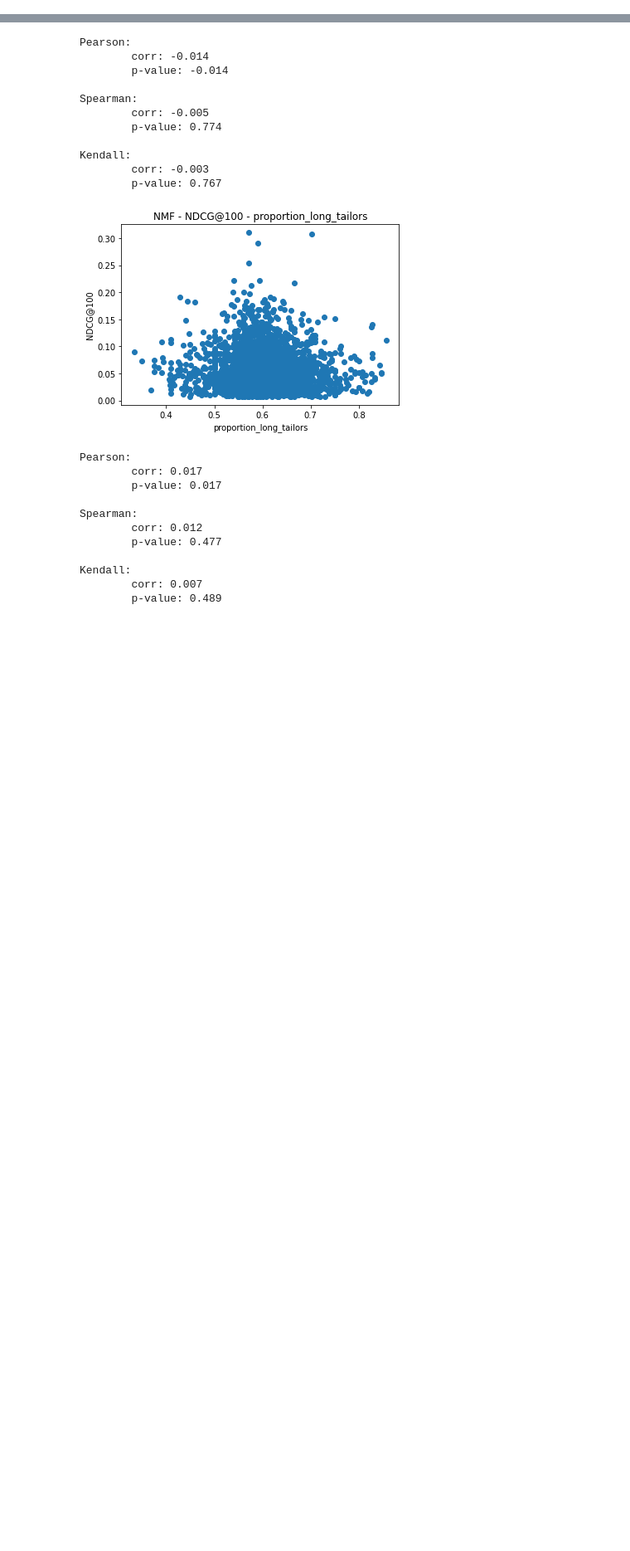
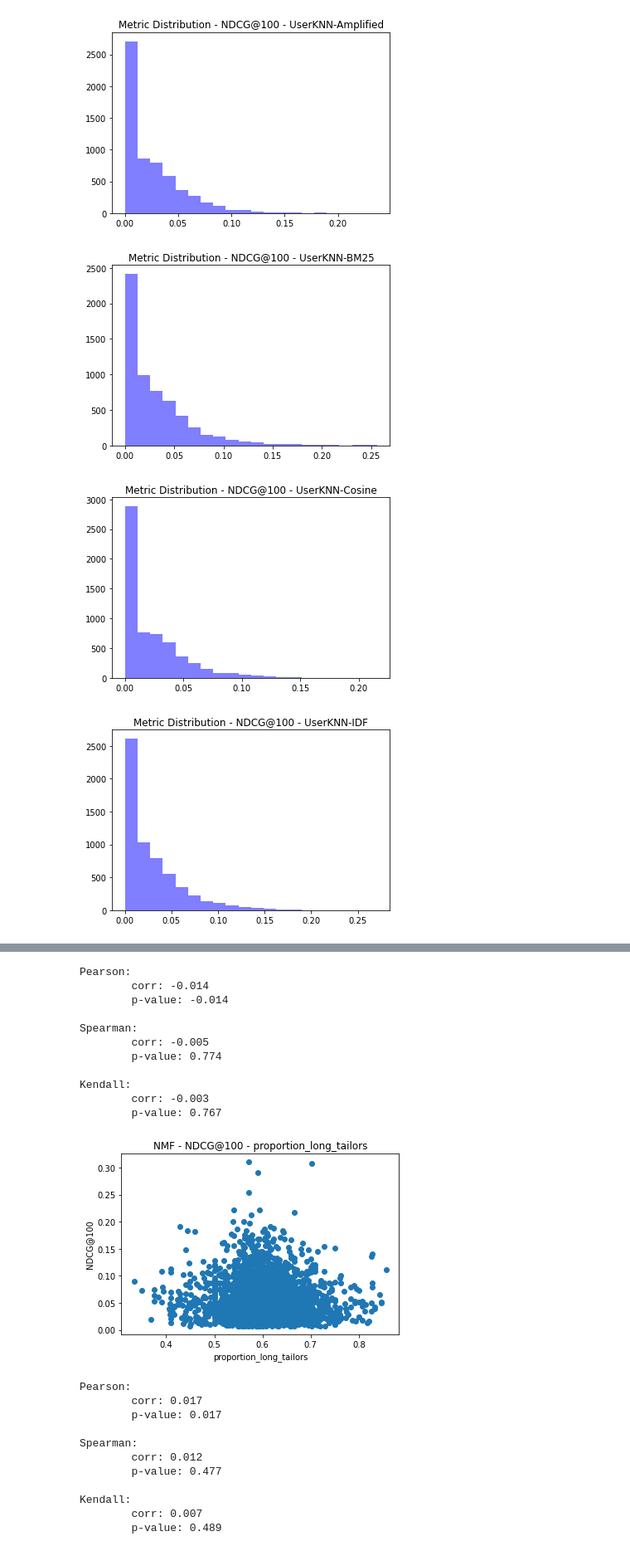
Before and after one commit to hugodavilat/recomendadores, a Jupyter notebook: explanatory_framework/features_calculator/user_features_importance.ipynb, the cells around one changed output, grey strips where cells are left out. Shown: that part at 83% size. Saved outputs shown, nothing was run; the diff lists cells and outputs as text; code cells hidden in the pictures; blank space fills up the shorter version.

```diff
--- a/explanatory_framework/features_calculator/user_features_importance.ipynb
+++ b/explanatory_framework/features_calculator/user_features_importance.ipynb
@@ -218,0 +167,23 @@ NDCG@100@NMF -> forest_mean_acc: 0.822
+# %%
+metric = "NDCG@100"
+# algo = "NMF"
+
+# for algo in MODEL_NAMES:
+for algo in MODEL_NAMES:
+    df_features = pd.read_csv(f"../datasets/{DS}/user_metrics.csv",
+                              sep='\s*,\s*', index_col=0, engine='python')
+    df_models = pd.read_csv(f"../user_features_table/{DS}/{metric}.csv",
+                            sep='\s*,\s*', index_col=0, engine='python')
+    df = df_features.join(df_models)
+
+    _, y = get_x_y_from_pandas(df, FEATURES, algo)
+
+    num_bins = 20
+    n, bins, patches = plt.hist(y, num_bins, facecolor='blue', alpha=0.5)
+    plt.title(f"Metric Distribution - {metric} - {algo}")
+    plt.show()
+# %% [output]
+[figure, added]
+[figure, added]
+[figure, added]
+[figure, added]
```
Also changed, not shown: parts of 17 cells of this notebook, 2 other files.
